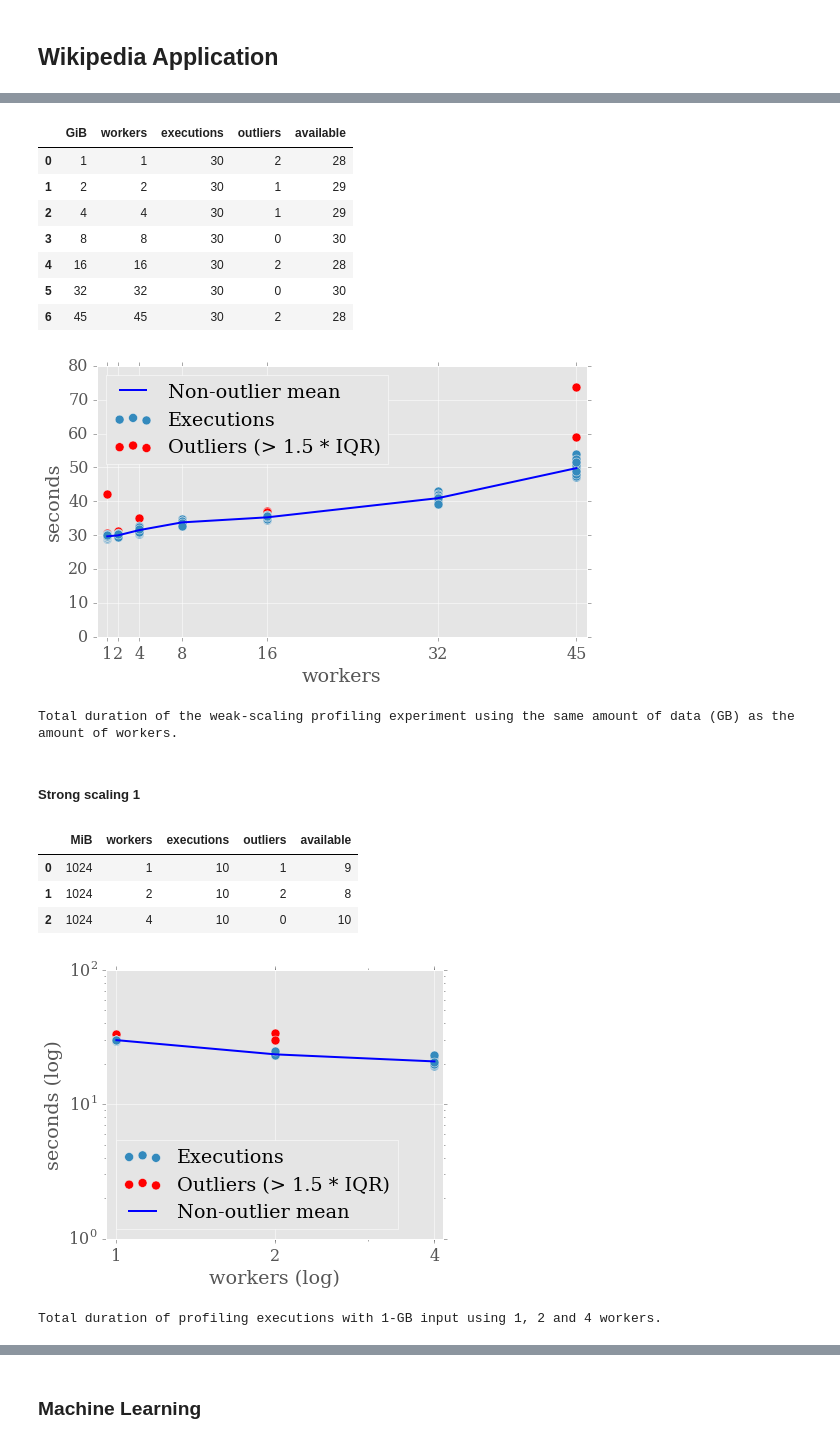
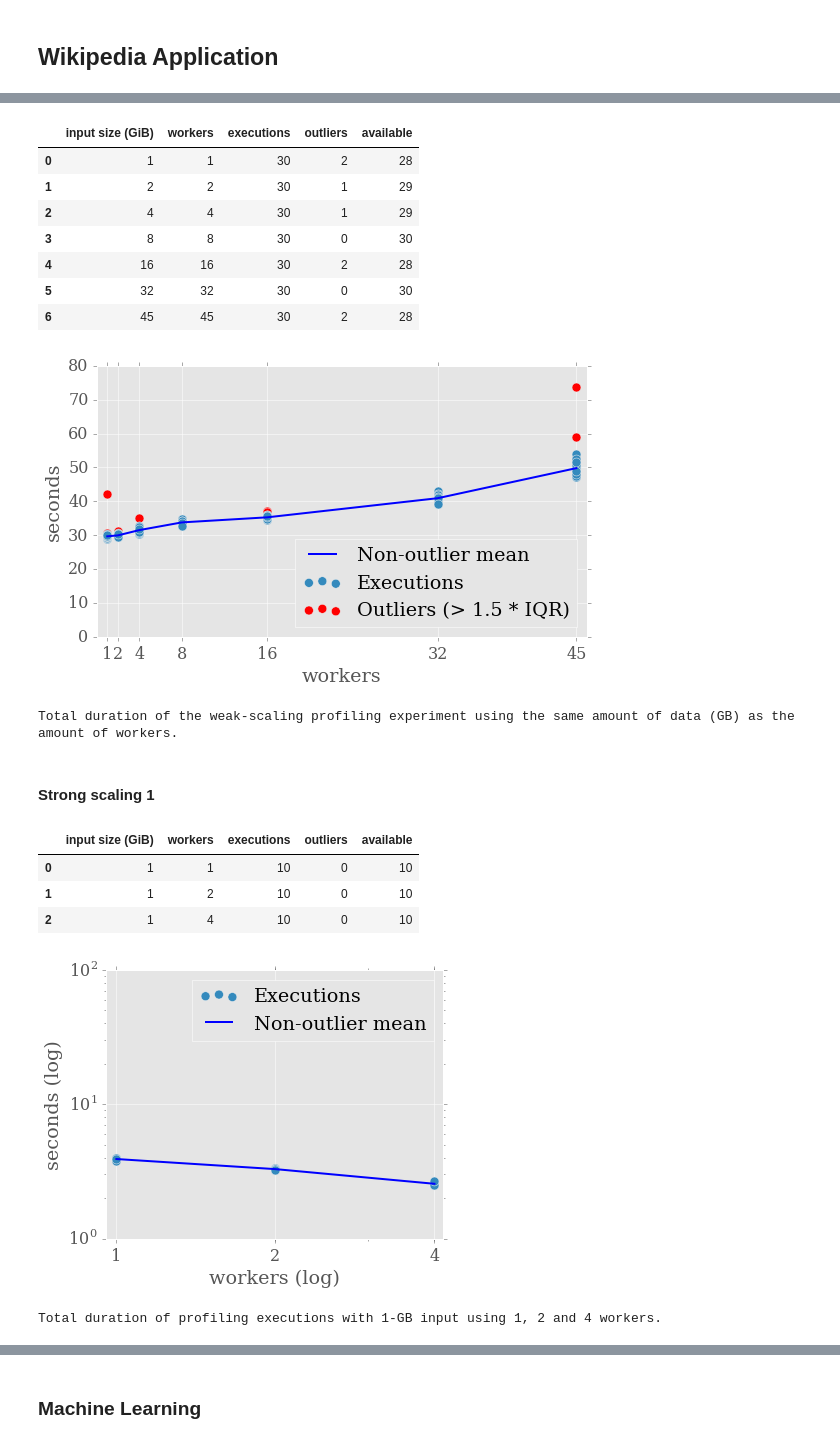
Before and after one commit to cemsbr/phd_notebook, a Jupyter notebook: notebooks/MSPDS 2016.ipynb, the cells around one changed output, grey strips where cells are left out. Saved outputs shown, nothing was run; the diff lists cells and outputs as text; code cells hidden in the pictures.

```diff
--- a/notebooks/MSPDS 2016.ipynb
+++ b/notebooks/MSPDS 2016.ipynb
@@ -1,25 +1,2 @@
 # %% [markdown]
 # Modeling and Simulation of Parallel and Distributed Systems (MSPDS 2016)
-# %%
-import pandas as pd
-pd.options.display.precision = 2
-import numpy as np
-from IPython.display import display
-## Matplotlib configuration
-%matplotlib inline
-import matplotlib
-import matplotlib.pyplot as plt
-matplotlib.style.use('ggplot')  # R style
-matplotlib.rcParams.update({'font.size': 16,
-                            'font.family': 'serif',
-                            'lines.linewidth': 2,
-                            'axes.xmargin': 0.1,
-                            'axes.ymargin': 0.1})
-
-from lib import DataFrameBuilder, Outlier, Humanizer, Plotter
-
-
-plotter = Plotter()
-
-## Conventions
-# Cell variables start with "t_"
@@ -52,13 +37,12 @@ Total target application duration using the complete dataset (45 GB).
 # %%
-df = DataFrameBuilder.get_weak_scaling_df()
-df['outlier'] = Outlier.is_outlier(df)
-overview = Outlier.get_overview(df)
-display(Humanizer.humanize(overview, size=Humanizer.SIZE_GIB))
-plotter.plot_outliers(df, (0, 46), loc='upper left')
-print('Total duration of the weak-scaling profiling experiment using the same'
-      ' amount of data (GB) as the amount of workers.')
+profiling = df_builder.get_weak_scaling_df()
+humanizer = Humanizer(size=Humanizer.SIZE_GIB)
+plotter = Plotter((0, 46), loc='lower right')
+caption = 'Total duration of the weak-scaling profiling experiment using the same' \
+          ' amount of data (GB) as the amount of workers.'
+profiling_ws = remove_outliers(profiling, humanizer, plotter, caption)
 # %% [output]
-|  | GiB | workers | executions | outliers | available |
+|  | input size (GiB) | workers | executions | outliers | available |
 | 0 | 1 | 1 | 30 | 2 | 28 |
 | 1 | 2 | 2 | 30 | 1 | 29 |
 | 2 | 4 | 4 | 30 | 1 | 29 |
@@ -66,22 +50,21 @@ print('Total duration of the weak-scaling profiling experiment using the same'
 | 4 | 16 | 16 | 30 | 2 | 28 |
 | 5 | 32 | 32 | 30 | 0 | 30 |
 | 6 | 45 | 45 | 30 | 2 | 28 |
-[figure, old version]
+[figure, new version]
 Total duration of the weak-scaling profiling experiment using the same amount of data (GB) as the amount of workers.
 # %% [markdown]
-#####  Strong scaling 1
+####  Strong scaling 1
 # %%
-df = DataFrameBuilder.get_strong_scaling_df(1)
-df['outlier'] = Outlier.is_outlier(df)
-overview = Outlier.get_overview(df)
-display(Humanizer.humanize(overview, size=Humanizer.SIZE_MIB))
-plotter.plot_outliers(df, (0.956, 4.16), (1, 100), figsize=(6, 5), logx=True, logy=True)
-print('Total duration of profiling executions with 1-GB input using 1, 2 and 4 workers.')
+profiling = df_builder.get_strong_scaling_df(1, stage=1)
+humanizer = Humanizer(size=Humanizer.SIZE_GIB)
+plotter = Plotter((0.956, 4.16), (1, 100), figsize=(6, 5), logx=True, logy=True)
+caption = 'Total duration of profiling executions with 1-GB input using 1, 2 and 4 workers.'
+profiling_ss1 = remove_outliers(profiling, humanizer, plotter, caption)
 # %% [output]
-|  | MiB | workers | executions | outliers | available |
-| 0 | 1024 | 1 | 10 | 1 | 9 |
-| 1 | 1024 | 2 | 10 | 2 | 8 |
-| 2 | 1024 | 4 | 10 | 0 | 10 |
+|  | input size (GiB) | workers | executions | outliers | available |
+| 0 | 1 | 1 | 10 | 0 | 10 |
+| 1 | 1 | 2 | 10 | 0 | 10 |
+| 2 | 1 | 4 | 10 | 0 | 10 |
-[figure, old version]
+[figure, new version]
 Total duration of profiling executions with 1-GB input using 1, 2 and 4 workers.
 # %% [markdown]
```
Also changed, not shown: parts of 22 cells of this notebook, 8 other files.
